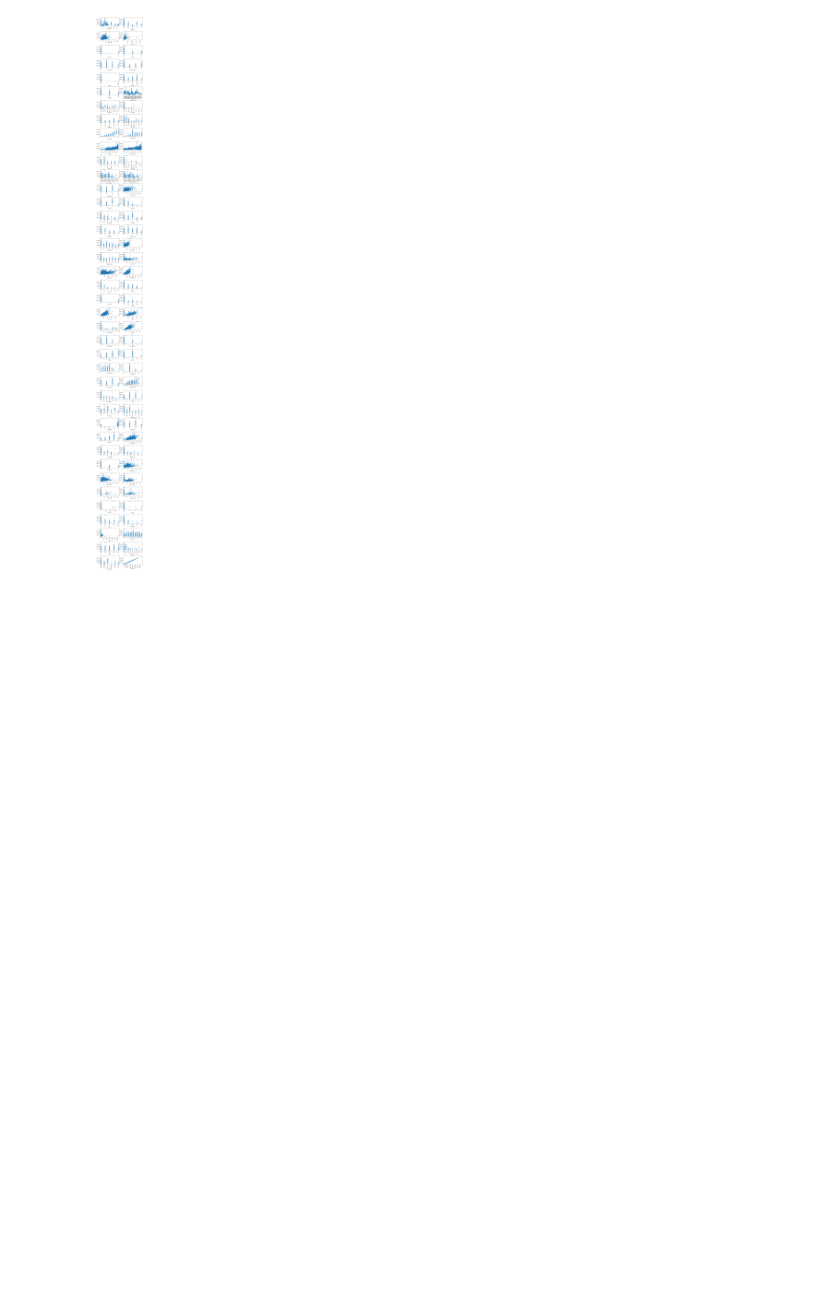
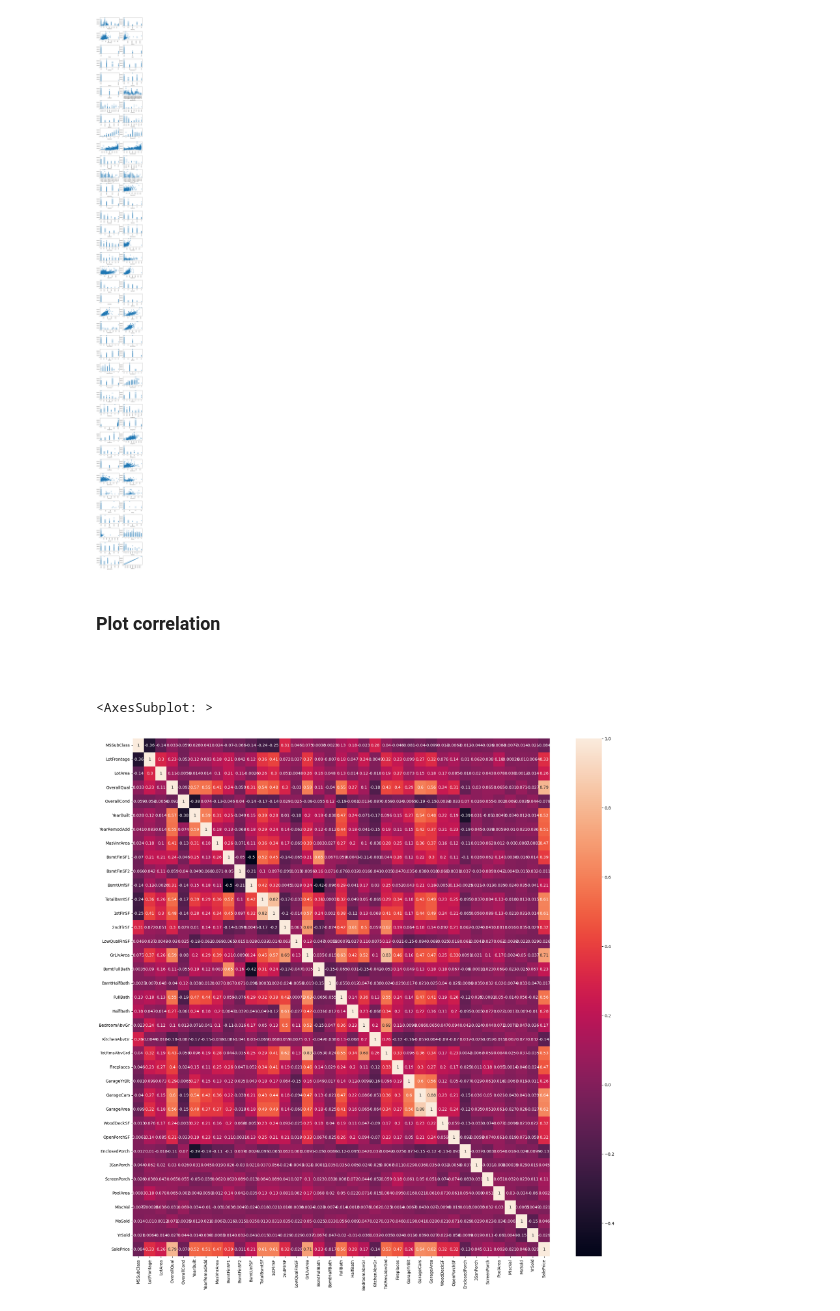
Before and after one commit to hslee0824/banking_data, a Jupyter notebook: main.ipynb, the cells around one changed output. Drawn from its saved outputs; the diff is of its cells as text; code cells hidden in the pictures; blank space fills up the shorter version.

Commit message:
heatmap

```diff
--- a/main.ipynb
+++ b/main.ipynb
@@ -498,5 +498,7 @@ plt.subplots_adjust(hspace=0.6)
 plt.show()
 # %% [output]
 [figure]
+# %% [markdown]
+### Plot correlation
 # %% [markdown]
 ###
@@ -504,0 +505,6 @@ plt.show()
+# %%
+plt.subplots(figsize=(23,23))
+sns.heatmap(train.corr(), annot=True)
+# %% [output]
+<AxesSubplot: >
+[figure, added]
```
Also changed, not shown: parts of 1 cell of this notebook.
